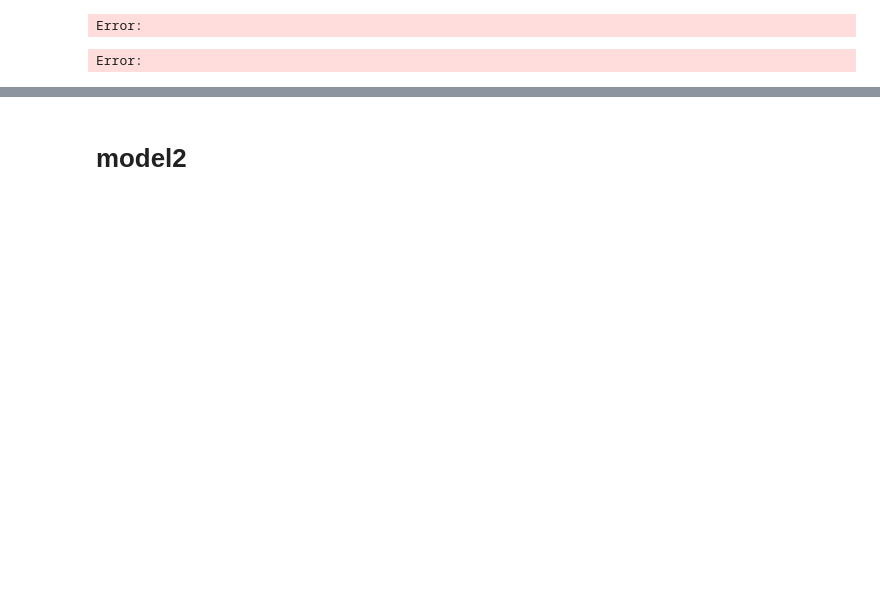
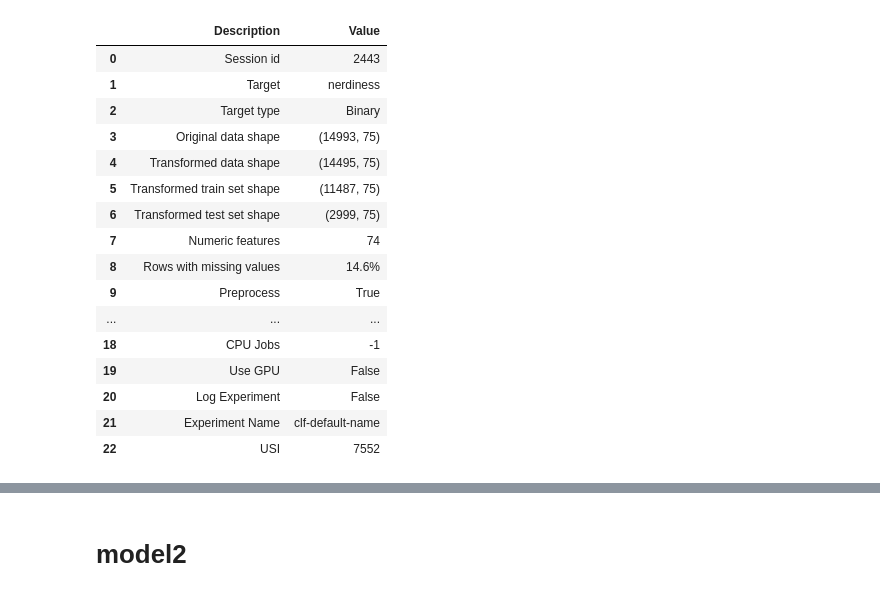
Before and after one commit to KimJinSungDataScientist/psychological_propensity_prediction_AI_competition_qualifier, a Jupyter notebook: main copy.ipynb, the cells around one changed output, grey strips where cells are left out. Cells and saved outputs as stored; diff of their text form; code cells hidden in the pictures; blank space fills up the shorter version.

```diff
--- a/main copy.ipynb
+++ b/main copy.ipynb
@@ -125,8 +135,23 @@ test_fill_na = test.fillna(test.mean())
 # %%
 from pycaret.classification import *
 
-clf = setup(data = train, target = 'nerdiness',remove_outliers=True,fix_imbalance=True)
+clf = setup(data = train, target = 'nerdiness', remove_outliers=True,fix_imbalance=True,train_size=0.8)
 # %% [output]
-Error:
-Error:
+|  | Description | Value |
+| 0 | Session id | 2443 |
+| 1 | Target | nerdiness |
+| 2 | Target type | Binary |
+| 3 | Original data shape | (14993, 75) |
+| 4 | Transformed data shape | (14495, 75) |
+| 5 | Transformed train set shape | (11487, 75) |
+| 6 | Transformed test set shape | (2999, 75) |
+| 7 | Numeric features | 74 |
+| 8 | Rows with missing values | 14.6% |
+| 9 | Preprocess | True |
+| ... | ... | ... |
+| 18 | CPU Jobs | -1 |
+| 19 | Use GPU | False |
+| 20 | Log Experiment | False |
+| 21 | Experiment Name | clf-default-name |
+| 22 | USI | 7552 |
 # %%
```
Also changed, not shown: parts of 12 cells of this notebook, 9 other files.
